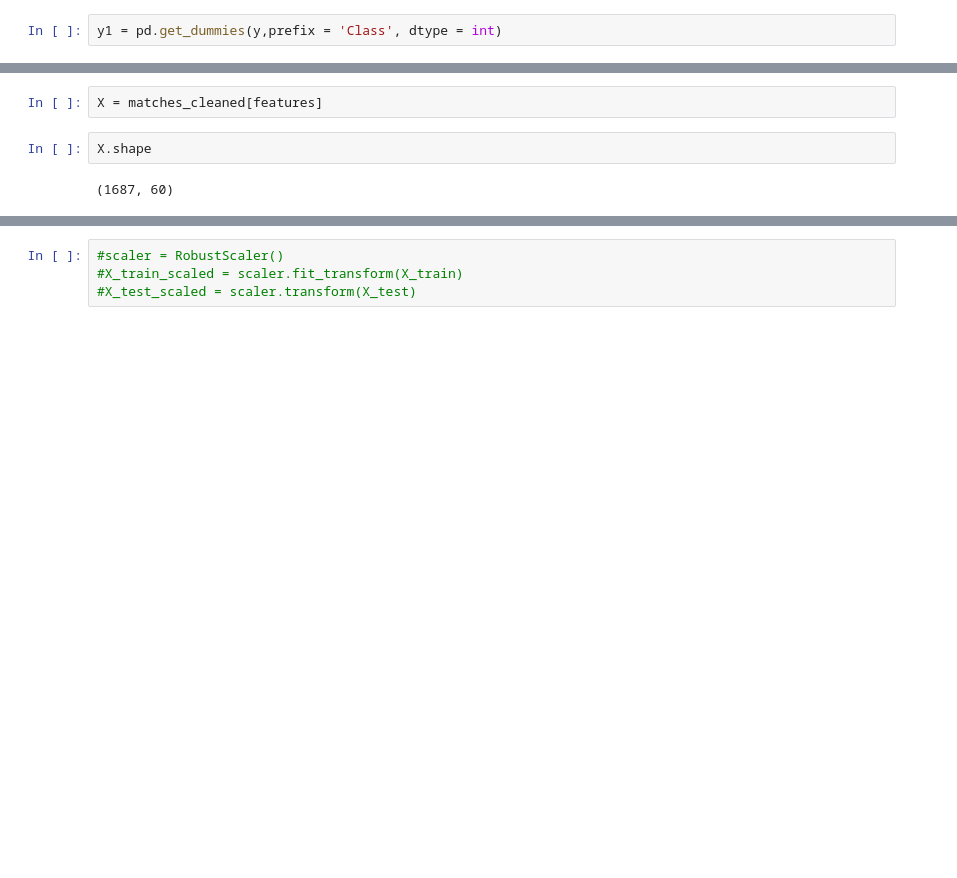
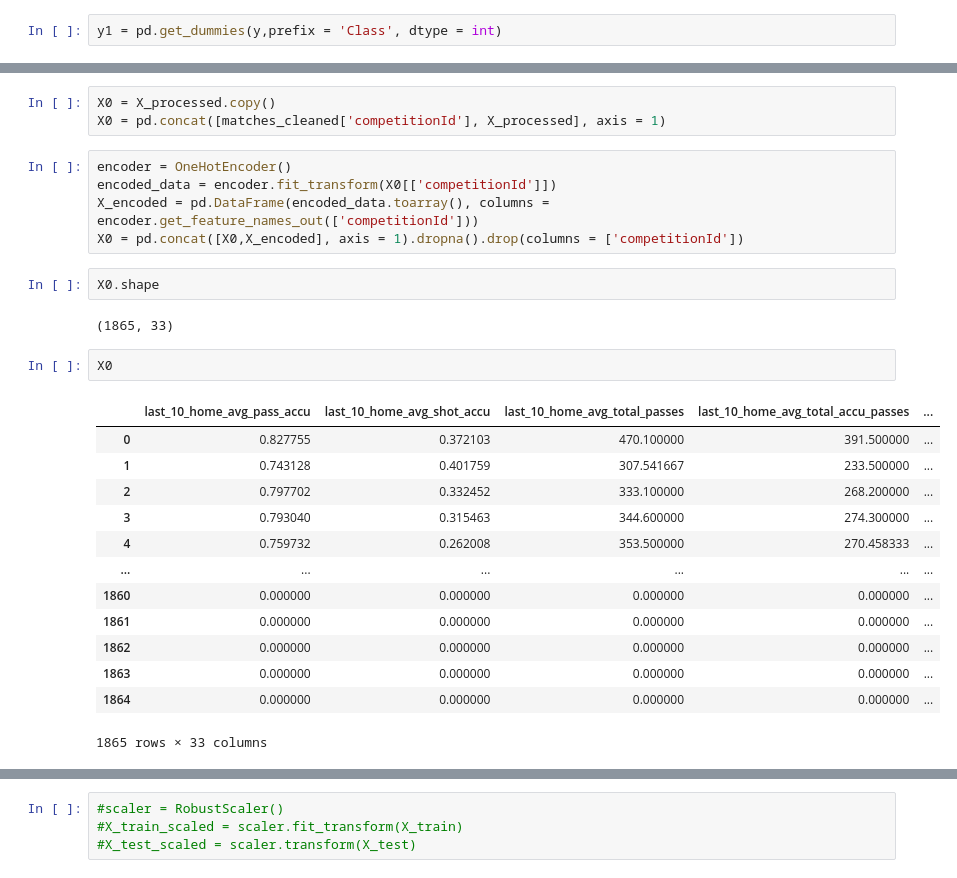
Before and after one commit to jotanavarrete/goalguru, a Jupyter notebook: notebooks/juan/soccer_model_training.ipynb, the cells around one changed output, grey strips where cells are left out. Drawn from its saved outputs; the diff is of its cells as text; blank space fills up the shorter version.

```diff
--- a/notebooks/juan/soccer_model_training.ipynb
+++ b/notebooks/juan/soccer_model_training.ipynb
@@ -243,8 +109,30 @@ homeWins
 Name: count, dtype: int64
 # %%
-X = matches_cleaned[features]
+X0 = X_processed.copy()
+X0 = pd.concat([matches_cleaned['competitionId'], X_processed], axis = 1)
+# %%
+encoder = OneHotEncoder()
+encoded_data = encoder.fit_transform(X0[['competitionId']])
+X_encoded = pd.DataFrame(encoded_data.toarray(), columns = encoder.get_feature_names_out(['competitionId']))
+X0 = pd.concat([X0,X_encoded], axis = 1).dropna().drop(columns = ['competitionId'])
 # %%
-X.shape
+X0.shape
 # %% [output]
-(1687, 60)
+(1865, 33)
+# %%
+X0
+# %% [output]
+|  | last_10_home_avg_pass_accu | last_10_home_avg_shot_accu | last_10_home_avg_total_passes | last_10_home_avg_total_accu_passes | ... |
+| 0 | 0.827755 | 0.372103 | 470.100000 | 391.500000 | ... |
+| 1 | 0.743128 | 0.401759 | 307.541667 | 233.500000 | ... |
+| 2 | 0.797702 | 0.332452 | 333.100000 | 268.200000 | ... |
+| 3 | 0.793040 | 0.315463 | 344.600000 | 274.300000 | ... |
+| 4 | 0.759732 | 0.262008 | 353.500000 | 270.458333 | ... |
+| ... | ... | ... | ... | ... | ... |
+| 1860 | 0.000000 | 0.000000 | 0.000000 | 0.000000 | ... |
+| 1861 | 0.000000 | 0.000000 | 0.000000 | 0.000000 | ... |
+| 1862 | 0.000000 | 0.000000 | 0.000000 | 0.000000 | ... |
+| 1863 | 0.000000 | 0.000000 | 0.000000 | 0.000000 | ... |
+| 1864 | 0.000000 | 0.000000 | 0.000000 | 0.000000 | ... |
+1865 rows × 33 columns
 # %%
```
Also changed, not shown: parts of 59 cells of this notebook, 4 other files.
